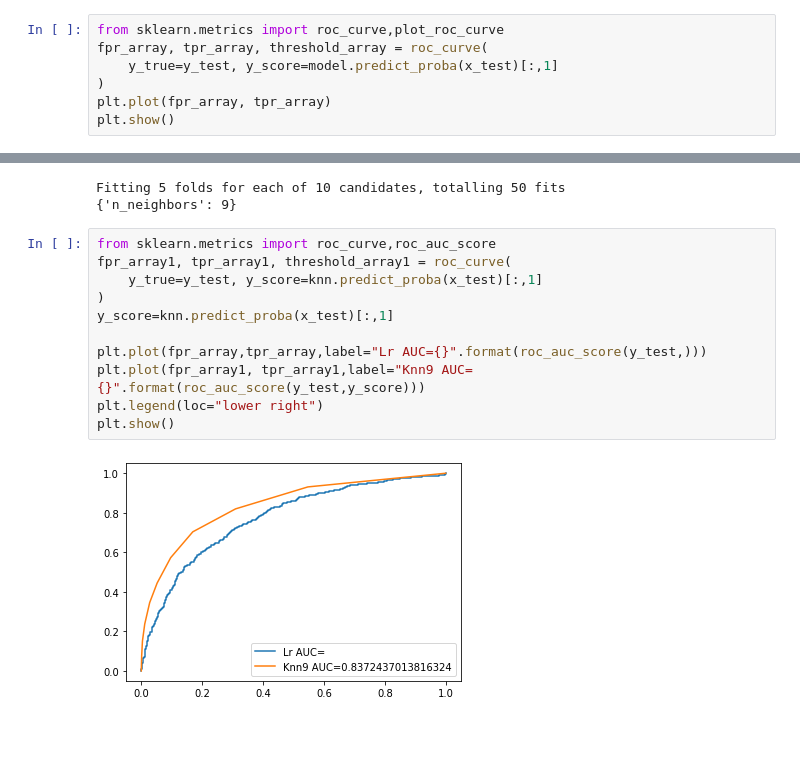
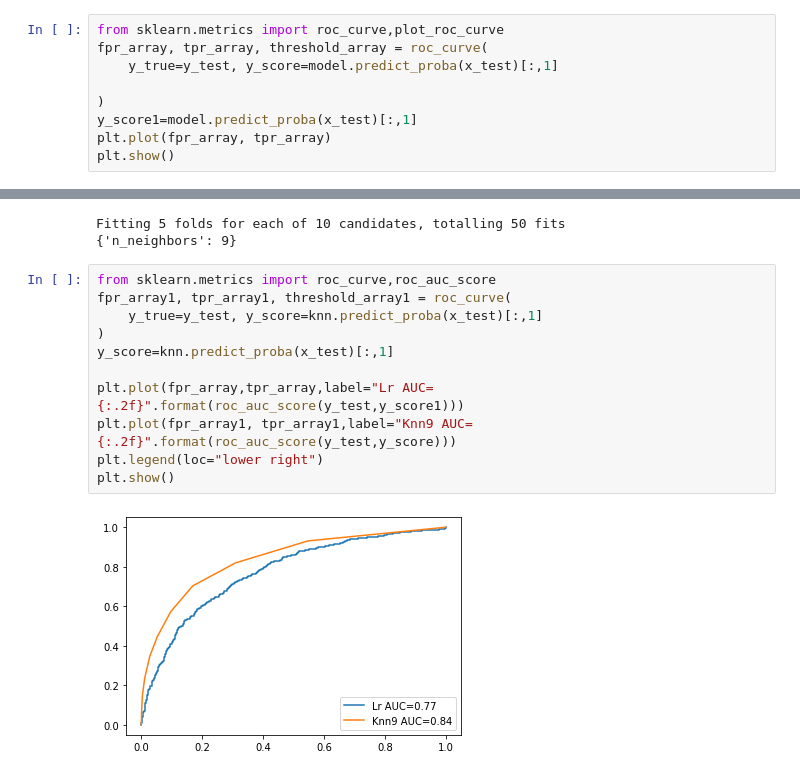
Before and after one commit to LeamonPro/Machine-Learning, a Jupyter notebook: seance3.ipynb, the cells around one changed output, grey strips where cells are left out. Cells and saved outputs as stored; diff of their text form; blank space fills up the shorter version.

```diff
--- a/seance3.ipynb
+++ b/seance3.ipynb
@@ -253,7 +253,9 @@ array([[1567,   28],
 from sklearn.metrics import roc_curve,plot_roc_curve
 fpr_array, tpr_array, threshold_array = roc_curve(
     y_true=y_test, y_score=model.predict_proba(x_test)[:,1]
+
 )
+y_score1=model.predict_proba(x_test)[:,1]
 plt.plot(fpr_array, tpr_array)
 plt.show()
 # %% [output]
@@ -372,13 +374,13 @@ Fitting 5 folds for each of 10 candidates, totalling 50 fits
 # %%
 from sklearn.metrics import roc_curve,roc_auc_score
 fpr_array1, tpr_array1, threshold_array1 = roc_curve(
     y_true=y_test, y_score=knn.predict_proba(x_test)[:,1]
 )
 y_score=knn.predict_proba(x_test)[:,1]
 
-plt.plot(fpr_array,tpr_array,label="Lr AUC={}".format(roc_auc_score(y_test,)))
-plt.plot(fpr_array1, tpr_array1,label="Knn9 AUC={}".format(roc_auc_score(y_test,y_score)))
+plt.plot(fpr_array,tpr_array,label="Lr AUC={:.2f}".format(roc_auc_score(y_test,y_score1)))
+plt.plot(fpr_array1, tpr_array1,label="Knn9 AUC={:.2f}".format(roc_auc_score(y_test,y_score)))
 plt.legend(loc="lower right")
 plt.show()
 # %% [output]
-[figure, old version]
+[figure, new version]
```
Also changed, not shown: parts of 1 cell of this notebook.
